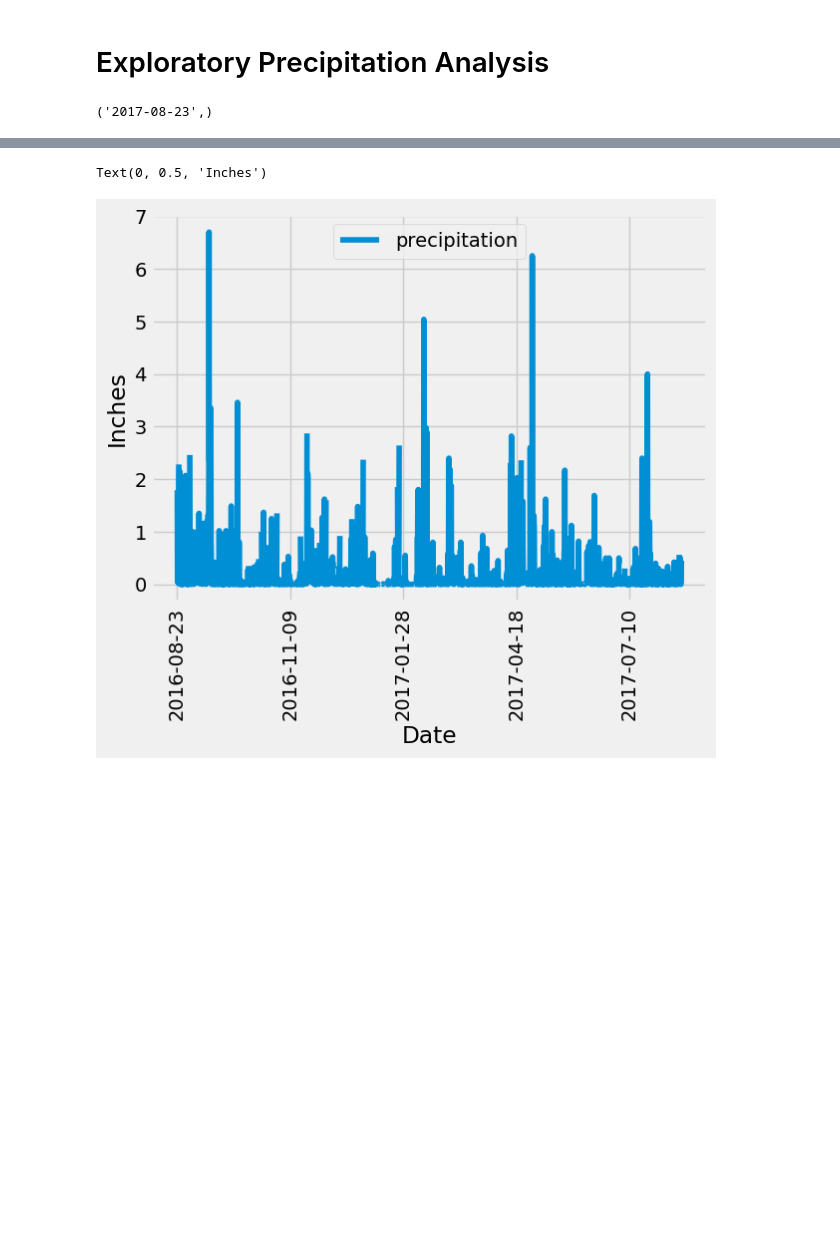
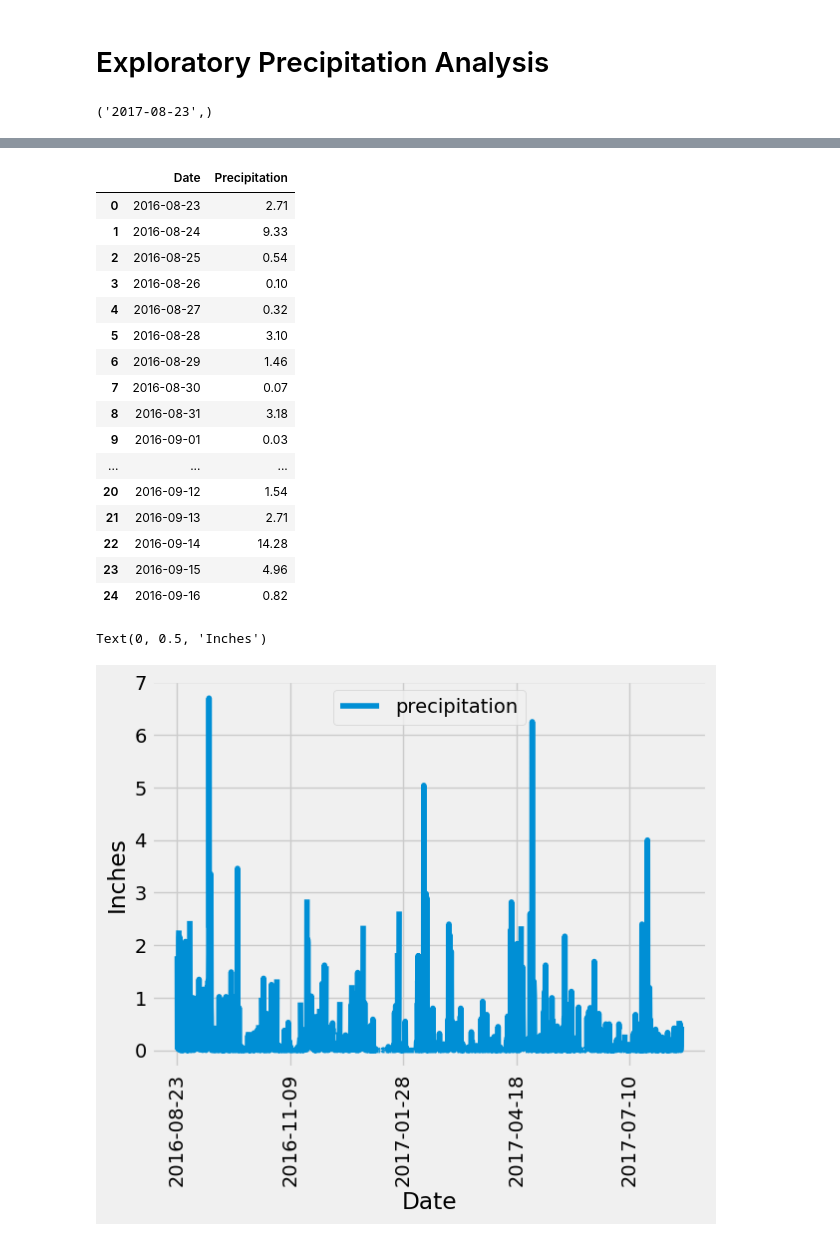
Before and after one commit to StarkArk/hawaiian_holiday_sqlalchemy, a Jupyter notebook: climate_starter.ipynb, the cells around one changed output, grey strips where cells are left out. Saved outputs shown, nothing was run; the diff lists cells and outputs as text; code cells hidden in the pictures; blank space fills up the shorter version.

```diff
--- a/climate_starter.ipynb
+++ b/climate_starter.ipynb
@@ -39,3 +134,34 @@ engine = create_engine("sqlite:///Resources/hawaii.sqlite")
+# %%
+# total precipitation across stations by date
+prcp_total = session.query(Measurement.date,
+                           func.sum(Measurement.prcp)).filter(Measurement.date >= year_back).\
+                                             group_by(Measurement.date).\
+                                             order_by(Measurement.date).\
+                                             all()
+
+prcp_total_ls_dict = [{"Date": prcp[0], "Precipitation": prcp[1]} for prcp in prcp_total]
+
+totalprcp_df = pd.DataFrame(prcp_total_ls_dict)
+
+totalprcp_df.head(25)
+# %% [output]
+|  | Date | Precipitation |
+| 0 | 2016-08-23 | 2.71 |
+| 1 | 2016-08-24 | 9.33 |
+| 2 | 2016-08-25 | 0.54 |
+| 3 | 2016-08-26 | 0.10 |
+| 4 | 2016-08-27 | 0.32 |
+| 5 | 2016-08-28 | 3.10 |
+| 6 | 2016-08-29 | 1.46 |
+| 7 | 2016-08-30 | 0.07 |
+| 8 | 2016-08-31 | 3.18 |
+| 9 | 2016-09-01 | 0.03 |
+| ... | ... | ... |
+| 20 | 2016-09-12 | 1.54 |
+| 21 | 2016-09-13 | 2.71 |
+| 22 | 2016-09-14 | 14.28 |
+| 23 | 2016-09-15 | 4.96 |
+| 24 | 2016-09-16 | 0.82 |
 # %%
 # Design a query to retrieve the last 12 months of precipitation data and plot the results.
 # Starting from the most recent data point in the database.
```
Also changed, not shown: parts of 14 cells of this notebook.
